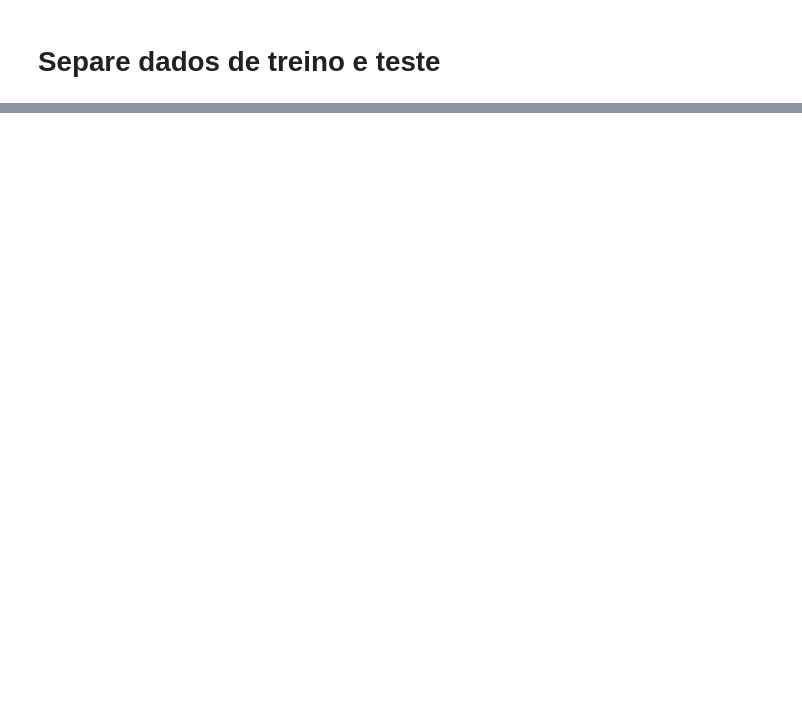
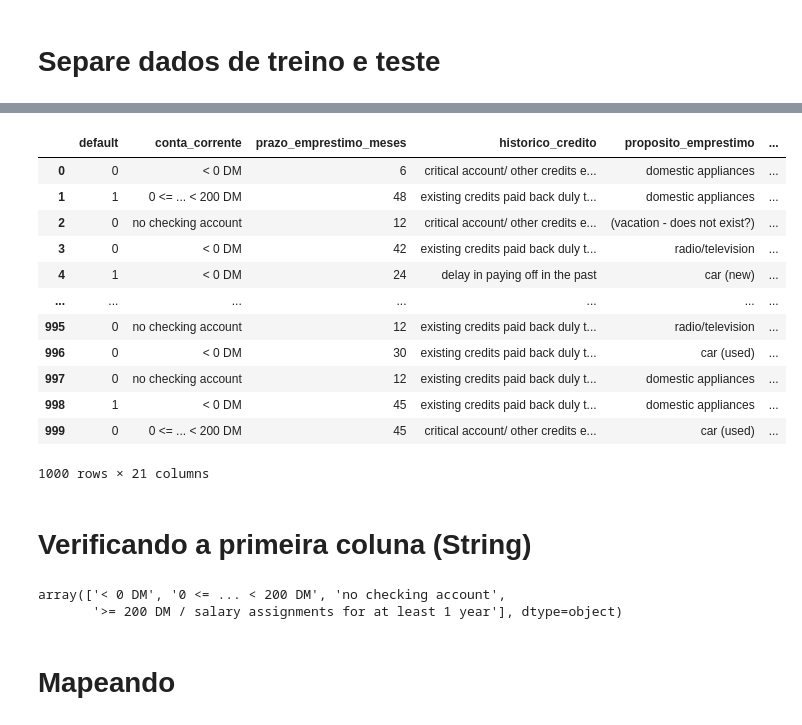
Before and after one commit to LeoSousaJesus/credit_scoring_anacondabank, a Jupyter notebook: aula_03.ipynb, the cells around one changed output, grey strips where cells are left out. Saved outputs shown, nothing was run; the diff lists cells and outputs as text; code cells hidden in the pictures; blank space fills up the shorter version.

```diff
--- a/aula_03.ipynb
+++ b/aula_03.ipynb
@@ -164,0 +165,3 @@ X_train, X_test, y_train, y_test = train_test_split(X,y,test_size=0.30,random_st
+# %%
+# Criando uma cópia para apresentar um novo DataSet
+df_transformado = df.copy()
@@ -164,0 +179,26 @@ X_train, X_test, y_train, y_test = train_test_split(X,y,test_size=0.30,random_st
+# %%
+df_transformado
+# %% [output]
+|  | default | conta_corrente | prazo_emprestimo_meses | historico_credito | proposito_emprestimo | ... |
+| 0 | 0 | < 0 DM | 6 | critical account/ other credits e... | domestic appliances | ... |
+| 1 | 1 | 0 <= ... < 200 DM | 48 | existing credits paid back duly t... | domestic appliances | ... |
+| 2 | 0 | no checking account | 12 | critical account/ other credits e... | (vacation - does not exist?) | ... |
+| 3 | 0 | < 0 DM | 42 | existing credits paid back duly t... | radio/television | ... |
+| 4 | 1 | < 0 DM | 24 | delay in paying off in the past | car (new) | ... |
+| ... | ... | ... | ... | ... | ... | ... |
+| 995 | 0 | no checking account | 12 | existing credits paid back duly t... | radio/television | ... |
+| 996 | 0 | < 0 DM | 30 | existing credits paid back duly t... | car (used) | ... |
+| 997 | 0 | no checking account | 12 | existing credits paid back duly t... | domestic appliances | ... |
+| 998 | 1 | < 0 DM | 45 | existing credits paid back duly t... | domestic appliances | ... |
+| 999 | 0 | 0 <= ... < 200 DM | 45 | critical account/ other credits e... | car (used) | ... |
+1000 rows × 21 columns
+# %% [markdown]
+# Verificando a primeira coluna (String)
+# %%
+# Mostrar valores NÂO duplicados
+df_transformado['conta_corrente'].unique()
+# %% [output]
+array(['< 0 DM', '0 <= ... < 200 DM', 'no checking account',
+       '>= 200 DM / salary assignments for at least 1 year'], dtype=object)
+# %% [markdown]
+# Mapeando
```
Also changed, not shown: parts of 27 cells of this notebook, 1 other file.
